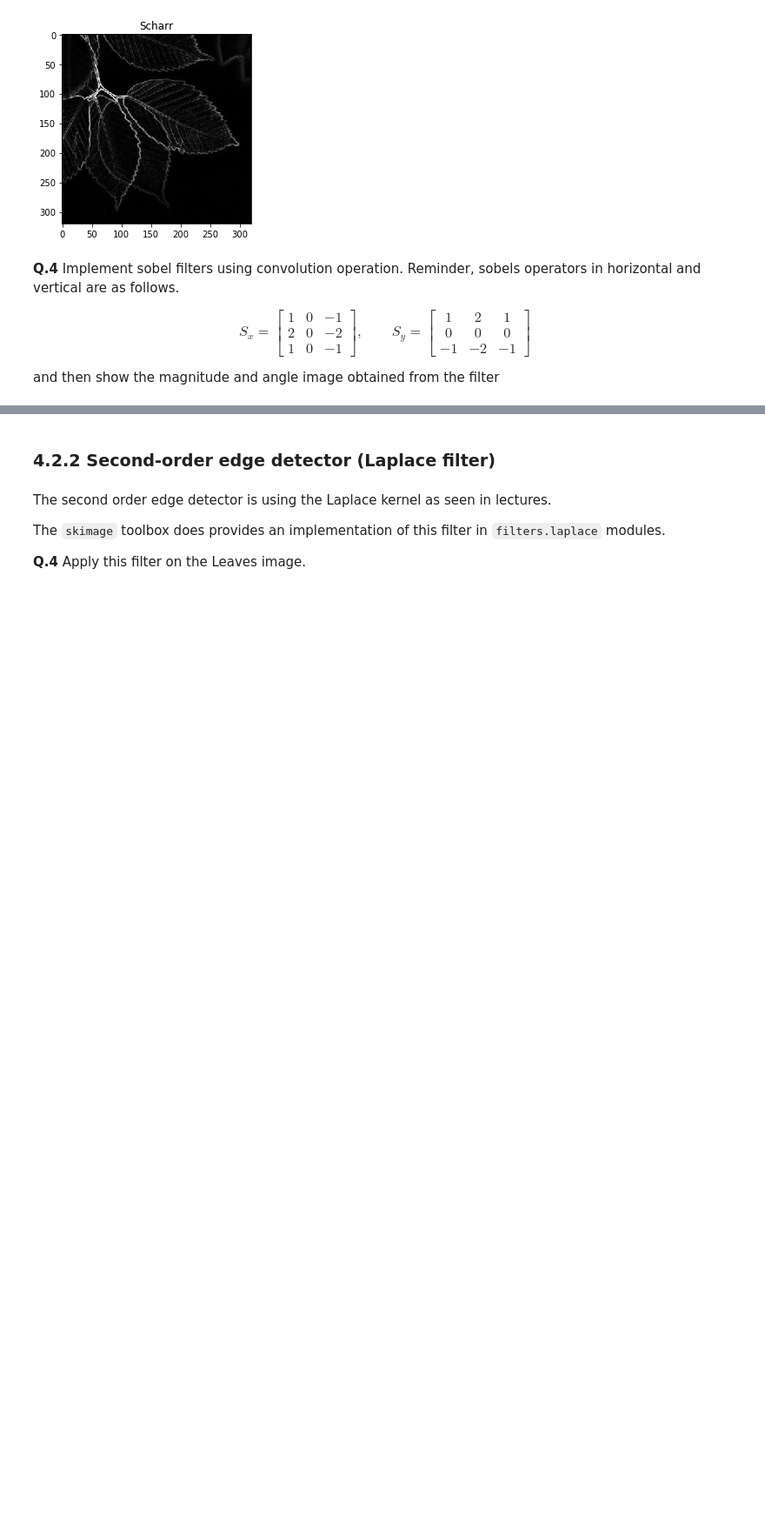
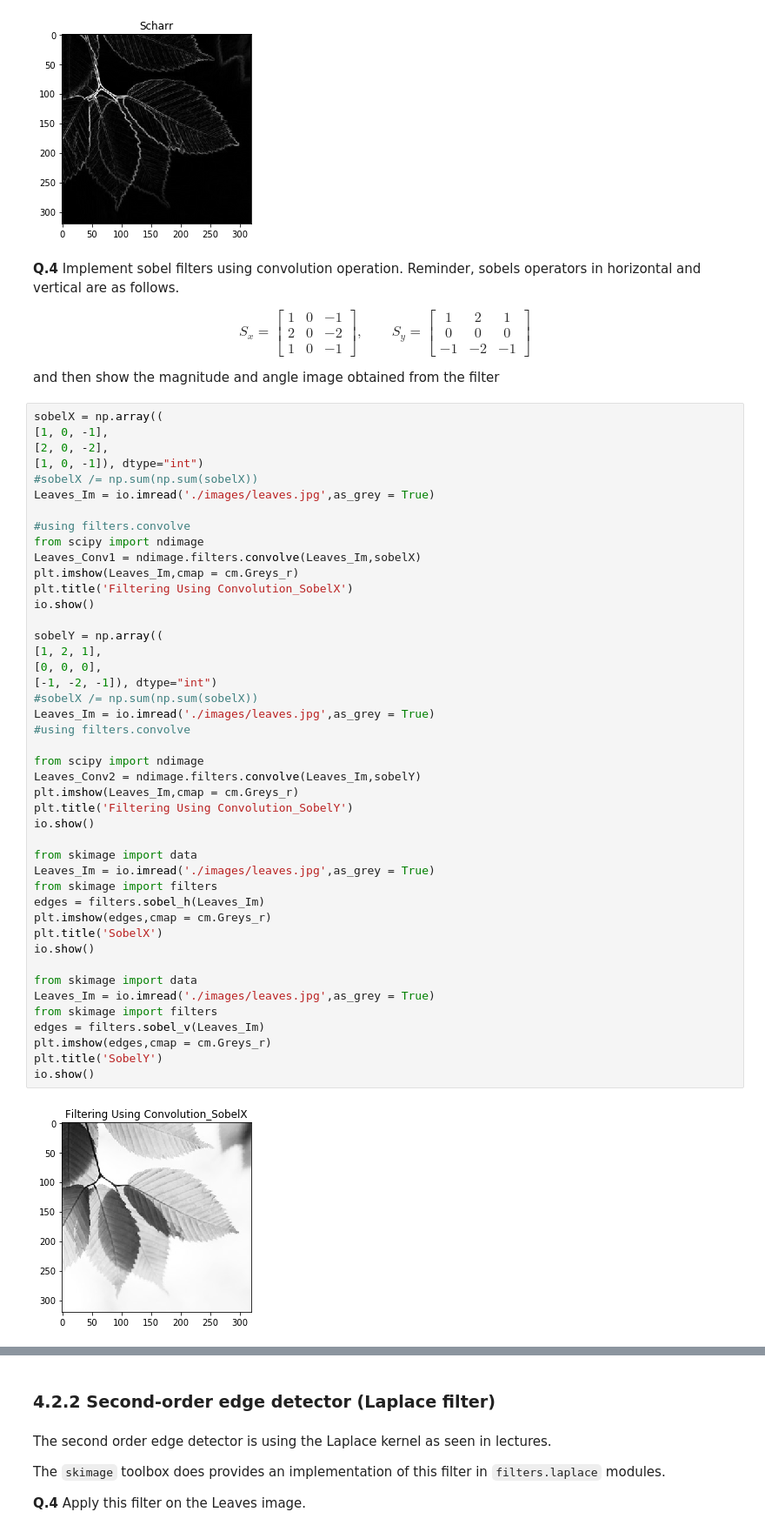
Before and after one commit to Amayawson/B31XB-IIP-TP-1718, a Jupyter notebook: 4-filter-spatial-domain/4-spatial-filter.ipynb, the cells around one changed output, grey strips where cells are left out. Shown at 87% size. Cells and saved outputs as stored; diff of their text form; blank space fills up the shorter version.

```diff
--- a/4-filter-spatial-domain/4-spatial-filter.ipynb
+++ b/4-filter-spatial-domain/4-spatial-filter.ipynb
@@ -140,3 +140,49 @@ Reminder, sobels operators in horizontal and vertical are as follows.
 $$S_x = \begin{bmatrix}1& 0 & -1\\ 2 & 0 & -2 \\ 1 & 0 & -1\end{bmatrix}, \qquad S_y = \begin{bmatrix}1& 2 & 1\\ 0 & 0 & 0 \\ -1 & -2 & -1\end{bmatrix}$$
 
 and then show the magnitude and angle image obtained from the filter
+# %%
+sobelX = np.array((
+[1, 0, -1],
+[2, 0, -2],
+[1, 0, -1]), dtype="int")
+#sobelX /= np.sum(np.sum(sobelX))
+Leaves_Im = io.imread('./images/leaves.jpg',as_grey = True)
+
+#using filters.convolve
+from scipy import ndimage
+Leaves_Conv1 = ndimage.filters.convolve(Leaves_Im,sobelX)
+plt.imshow(Leaves_Im,cmap = cm.Greys_r)
+plt.title('Filtering Using Convolution_SobelX')
+io.show()
+
+sobelY = np.array((
+[1, 2, 1],
+[0, 0, 0],
+[-1, -2, -1]), dtype="int")
+#sobelX /= np.sum(np.sum(sobelX))
+Leaves_Im = io.imread('./images/leaves.jpg',as_grey = True)
+#using filters.convolve
+
+from scipy import ndimage
+Leaves_Conv2 = ndimage.filters.convolve(Leaves_Im,sobelY)
+plt.imshow(Leaves_Im,cmap = cm.Greys_r)
+plt.title('Filtering Using Convolution_SobelY')
+io.show()
+
+from skimage import data
+Leaves_Im = io.imread('./images/leaves.jpg',as_grey = True)
+from skimage import filters
+edges = filters.sobel_h(Leaves_Im)
+plt.imshow(edges,cmap = cm.Greys_r)
+plt.title('SobelX')
+io.show()
+
+from skimage import data
+Leaves_Im = io.imread('./images/leaves.jpg',as_grey = True)
+from skimage import filters
+edges = filters.sobel_v(Leaves_Im)
+plt.imshow(edges,cmap = cm.Greys_r)
+plt.title('SobelY')
+io.show()
+# %% [output]
+[figure, added]
```
Also changed, not shown: parts of 8 cells of this notebook, 1 other file.
